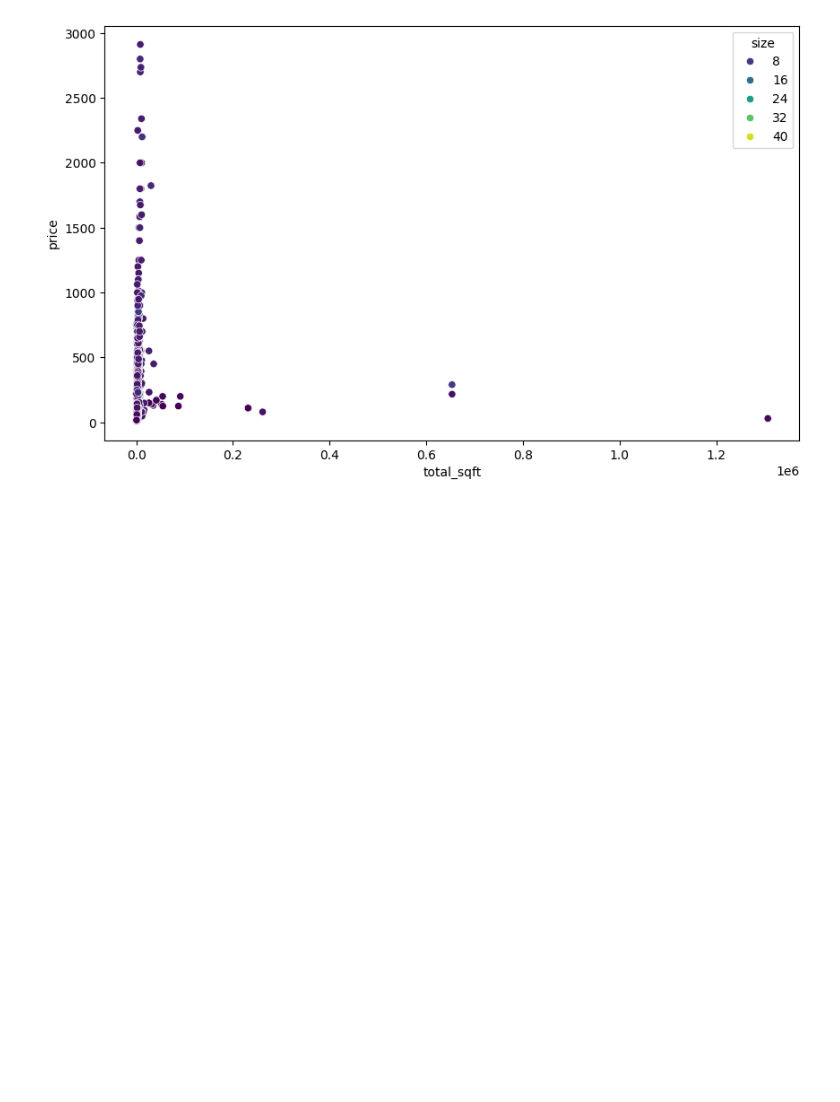
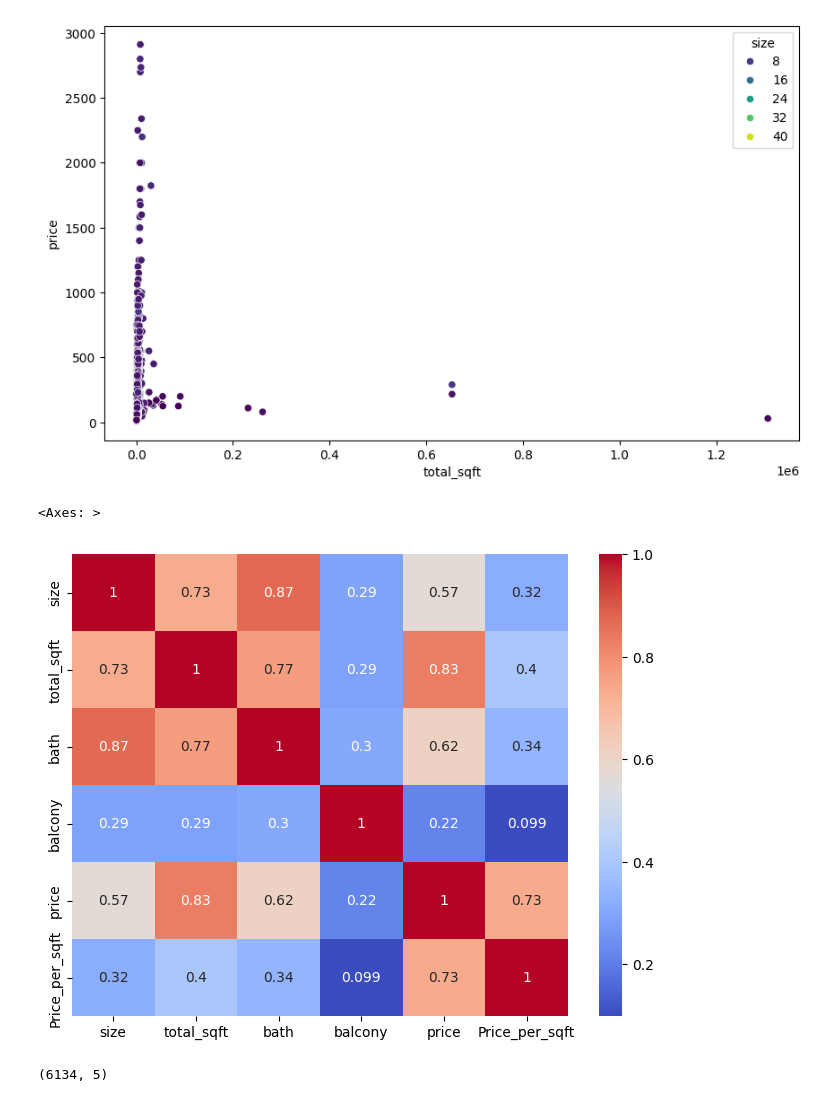
Before and after one commit to SSarkar-1/Bangalore-Home-Price-Prediction, a Jupyter notebook: BLR.ipynb, the cells around one changed output. Saved outputs shown, nothing was run; the diff lists cells and outputs as text; code cells hidden in the pictures; blank space fills up the shorter version.

```diff
--- a/BLR.ipynb
+++ b/BLR.ipynb
@@ -497,3 +498,9 @@ sns.scatterplot(x='total_sqft', y='price', hue='size', data=df, palette='viridis
 # %% [output]
 <Axes: xlabel='total_sqft', ylabel='price'>
 [figure]
+# %%
+plt.figure(figsize=(8,6))
+sns.heatmap(df4.drop('location',axis='columns').corr(), annot=True, cmap='coolwarm')
+# %% [output]
+<Axes: >
+[figure, added]
@@ -499,0 +510,4 @@ sns.scatterplot(x='total_sqft', y='price', hue='size', data=df, palette='viridis
+# %%
+x.shape
+# %% [output]
+(6134, 5)
```
Also changed, not shown: parts of 7 cells of this notebook.
